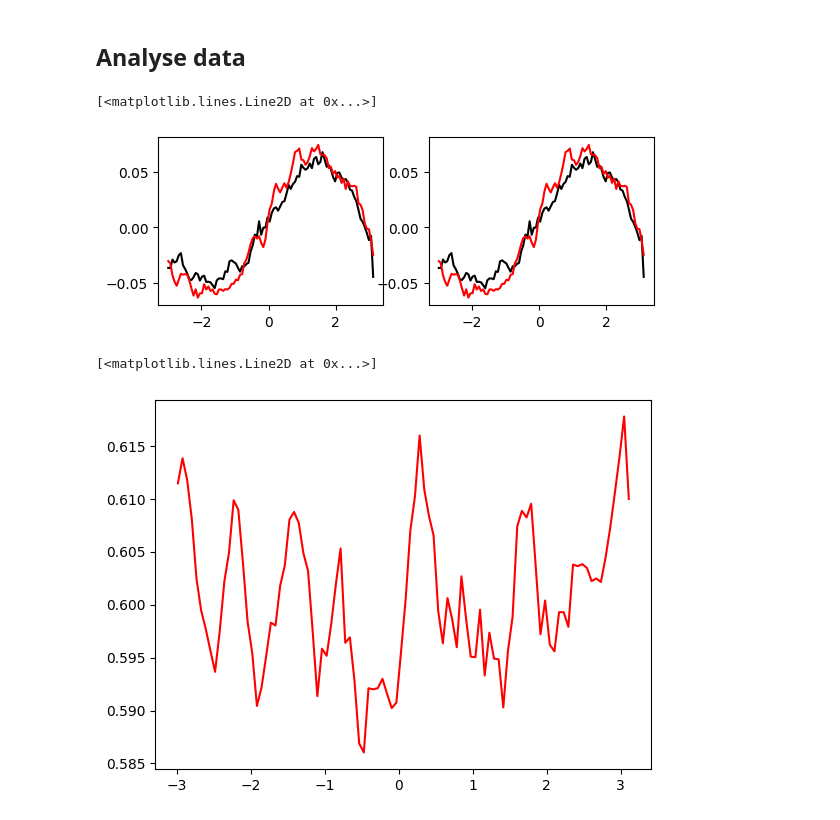
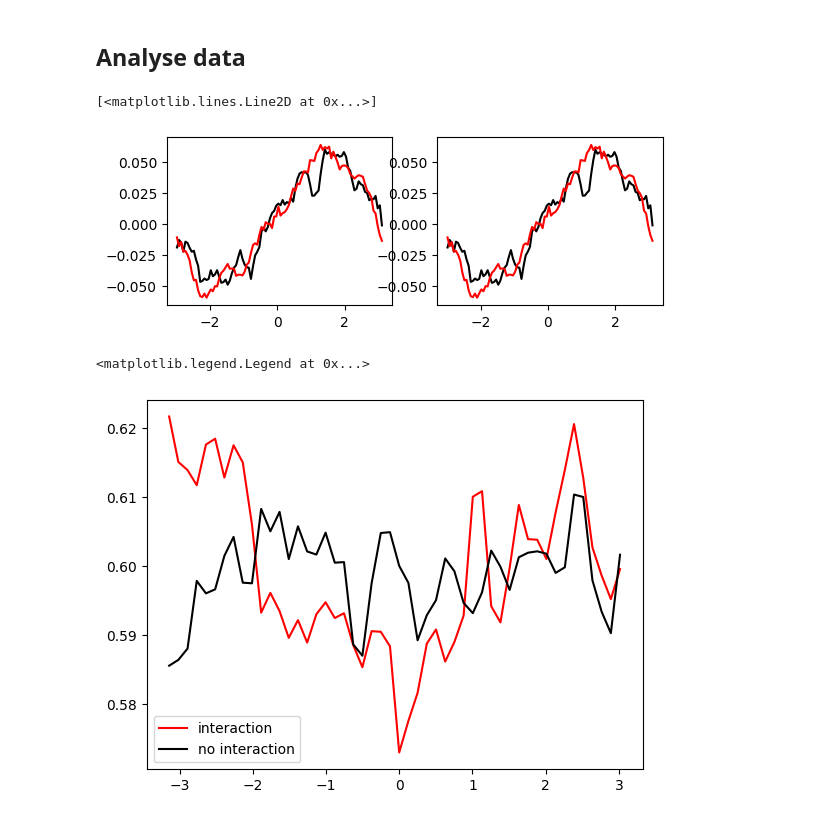
Before and after one commit to jmourabarbosa/sb_for_david, a Jupyter notebook: dd_simulations/run_sims.ipynb, the cells around one changed output. Cells and saved outputs as stored; diff of their text form; code cells hidden in the pictures.

```diff
--- a/dd_simulations/run_sims.ipynb
+++ b/dd_simulations/run_sims.ipynb
@@ -26,7 +26,7 @@ def dog(x):
     return x*a*w*c*exp(-(w*x)**2)
 
 
-def one_subject(Nt,s):
+def one_subject(Nt,s,interaction=True):
 
     def attractor(curr_cue,prev_cue):
         dist = circdist(curr_cue/N*2*pi,prev_cue/N*2*pi)
@@ -53,8 +53,10 @@ def one_subject(Nt,s):
             curr_traces[i,t] = curr_traces[i,t-1] + sig*np.random.randint(-1,2)
 
             ## chose one here!
-            curr_traces[i,t] += attractor(curr_traces[i,t],prev_traces[i,-1]) # attract to current "memory"
-            #curr_traces[i,t] += attractor(cues[i],prev_traces[i,-1]) # attract to stimulus
+            if interaction:
+                curr_traces[i,t] += attractor(curr_traces[i,t],prev_traces[i,-1]) # attract to current "memory"
+            else:
+                curr_traces[i,t] += attractor(cues[i],prev_traces[i,-1]) # attract to stimulus
 
     prev_traces = (prev_traces/N * 2*pi) % (2*pi)
     curr_traces = (curr_traces/N * 2*pi) % (2*pi)
@@ -73,7 +75,7 @@ outlier_thr = 90
 
 
 w2=pi/10
-w1=pi/50
+w1=pi/25
 
 xxx_f=arange(0,pi,w1)
 xxx2_f =xxx_f +w2/2
@@ -118,8 +120,13 @@ def compute_serial(report,target,d,xxx,flip=None):
 # %% [markdown]
 # Generate simulated data
 # %%
+# trials with interaction
 subjects = Parallel(n_jobs=num_cores)(delayed(one_subject)(Nt,s) for s in range(n_subjects))
-
 ## 1 subject with all the trials trials
 mega_subject = np.einsum("ijk -> jki",subjects).reshape(3,-1)
+
+# trials without interaction
+subjects_no_int = Parallel(n_jobs=num_cores)(delayed(one_subject)(Nt,s,interaction=False) for s in range(n_subjects))
+## 1 subject with all the trials trials
+mega_subject_no_int = np.einsum("ijk -> jki",subjects_no_int).reshape(3,-1)
 # %% [output]
@@ -178,18 +195,29 @@ plot(xxx,mean(all_sbias_to_stim[0],0),"k")
 plot(xxx,mean(all_sbias_to_stim[1],0),"r")
 # %% [output]
 [<matplotlib.lines.Line2D at 0x...>]
-[figure, old version]
+[figure, new version]
 # %%
 cues = mega_subject[0]
 prev_report = mega_subject[1]
 curr_report = mega_subject[2]
 prevstim_curr = circdist(radians(180),cues)
 prevreport_curr = circdist(prev_report,cues)
 # folded
 sbias_stim = compute_serial(curr_report,cues,prevstim_curr,xxx,flip)
 
-#plt.plot(xxx[:50],sbias_stim[2][:50],'k')
-plt.plot(xxx,sbias_stim[3],'r')
+# no interaction
+cues = mega_subject_no_int[0]
+prev_report = mega_subject_no_int[1]
+curr_report = mega_subject_no_int[2]
+prevstim_curr = circdist(radians(180),cues)
+prevreport_curr = circdist(prev_report,cues)
+# folded
+sbias_stim_no_int = compute_serial(curr_report,cues,prevstim_curr,xxx,flip)
+
+
+plt.plot(xxx,sbias_stim[3],'r',label="interaction")
+plt.plot(xxx,sbias_stim_no_int[3],'k',label="no interaction")
+plt.legend()
 # %% [output]
-[<matplotlib.lines.Line2D at 0x...>]
+<matplotlib.legend.Legend at 0x...>
-[figure, old version]
+[figure, new version]
```
Also changed, not shown: parts of 1 cell of this notebook.
